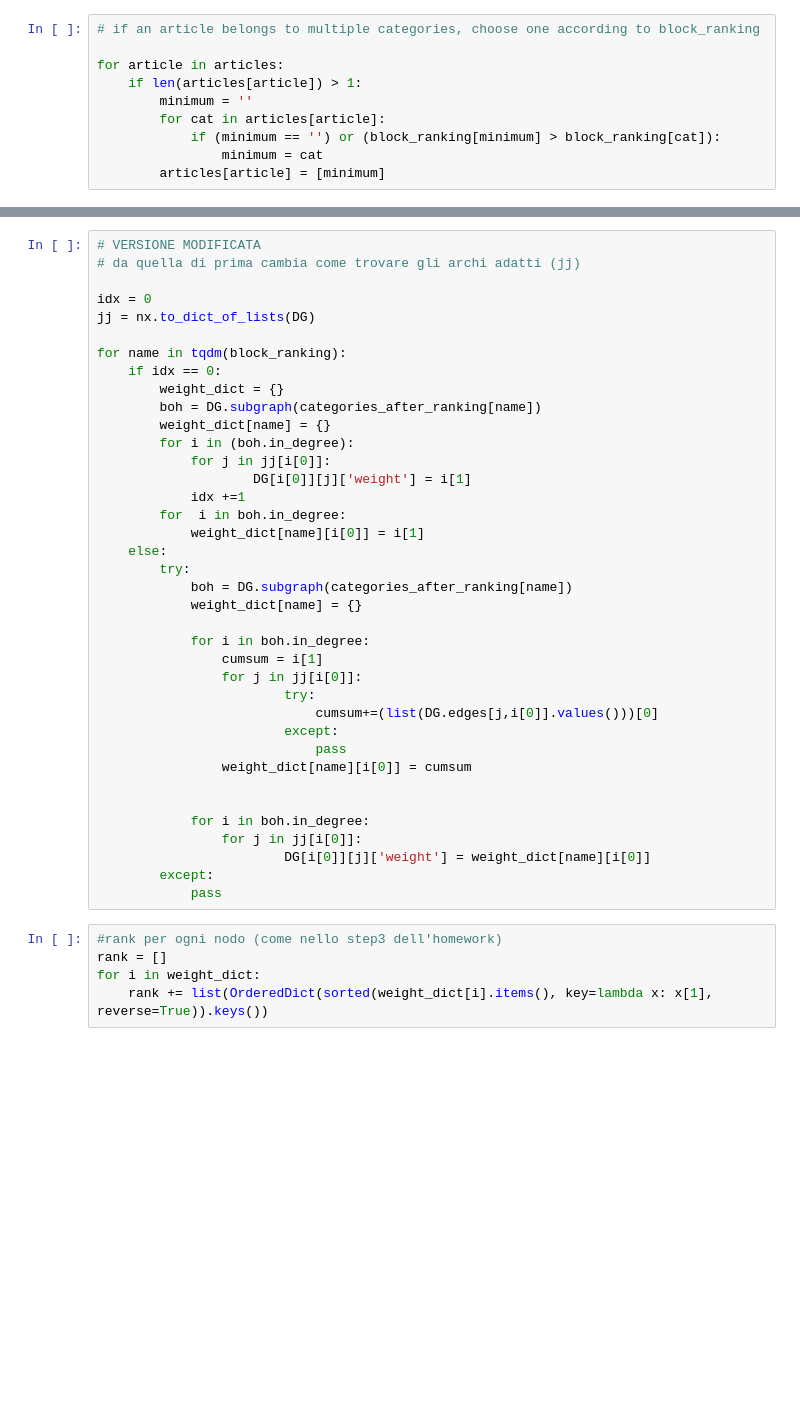
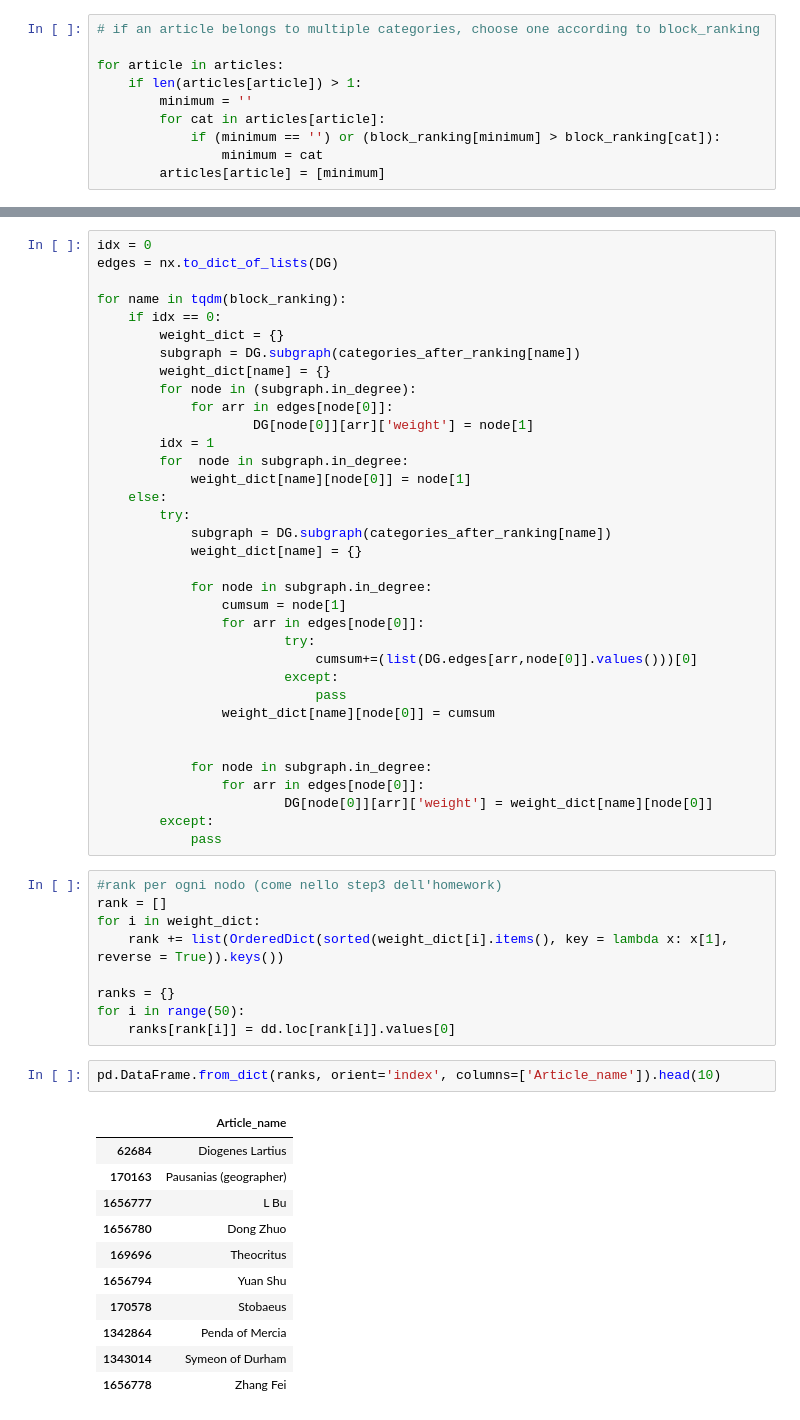
Before and after one commit to aleflabo/Wikipedia-Hyperlinks-Analysis, a Jupyter notebook: homework_5.ipynb, the cells around one changed output, grey strips where cells are left out. Drawn from its saved outputs; the diff is of its cells as text; blank space fills up the shorter version.

```diff
--- a/homework_5.ipynb
+++ b/homework_5.ipynb
@@ -161,43 +273,58 @@ for i in articles:
 # %%
-# VERSIONE MODIFICATA
-# da quella di prima cambia come trovare gli archi adatti (jj)
-
 idx = 0
-jj = nx.to_dict_of_lists(DG)
+edges = nx.to_dict_of_lists(DG)
 
 for name in tqdm(block_ranking):
     if idx == 0:
         weight_dict = {}
-        boh = DG.subgraph(categories_after_ranking[name])
+        subgraph = DG.subgraph(categories_after_ranking[name])
         weight_dict[name] = {}
-        for i in (boh.in_degree):
-            for j in jj[i[0]]:
-                    DG[i[0]][j]['weight'] = i[1]
-            idx +=1
-        for  i in boh.in_degree:
-            weight_dict[name][i[0]] = i[1]
+        for node in (subgraph.in_degree):
+            for arr in edges[node[0]]:
+                    DG[node[0]][arr]['weight'] = node[1]
+        idx = 1
+        for  node in subgraph.in_degree:
+            weight_dict[name][node[0]] = node[1]
     else:
         try:
-            boh = DG.subgraph(categories_after_ranking[name])
+            subgraph = DG.subgraph(categories_after_ranking[name])
             weight_dict[name] = {}
 
-            for i in boh.in_degree:
-                cumsum = i[1]
-                for j in jj[i[0]]:
+            for node in subgraph.in_degree:
+                cumsum = node[1]
+                for arr in edges[node[0]]:
                         try:
-                            cumsum+=(list(DG.edges[j,i[0]].values()))[0]
+                            cumsum+=(list(DG.edges[arr,node[0]].values()))[0]
                         except:
                             pass
-                weight_dict[name][i[0]] = cumsum
+                weight_dict[name][node[0]] = cumsum
 
 
-            for i in boh.in_degree:
-                for j in jj[i[0]]:
-                        DG[i[0]][j]['weight'] = weight_dict[name][i[0]]
+            for node in subgraph.in_degree:
+                for arr in edges[node[0]]:
+                        DG[node[0]][arr]['weight'] = weight_dict[name][node[0]]
         except:
             pass
 # %%
 #rank per ogni nodo (come nello step3 dell'homework)
 rank = []
 for i in weight_dict:
-    rank += list(OrderedDict(sorted(weight_dict[i].items(), key=lambda x: x[1], reverse=True)).keys())
+    rank += list(OrderedDict(sorted(weight_dict[i].items(), key = lambda x: x[1], reverse = True)).keys())
+
+ranks = {}
+for i in range(50):
+    ranks[rank[i]] = dd.loc[rank[i]].values[0]
+# %%
+pd.DataFrame.from_dict(ranks, orient='index', columns=['Article_name']).head(10)
+# %% [output]
+|  | Article_name |
+| 62684 | Diogenes Lartius |
+| 170163 | Pausanias (geographer) |
+| 1656777 | L Bu |
+| 1656780 | Dong Zhuo |
+| 169696 | Theocritus |
+| 1656794 | Yuan Shu |
+| 170578 | Stobaeus |
+| 1342864 | Penda of Mercia |
+| 1343014 | Symeon of Durham |
+| 1656778 | Zhang Fei |
```
Also changed, not shown: parts of 34 cells of this notebook.
